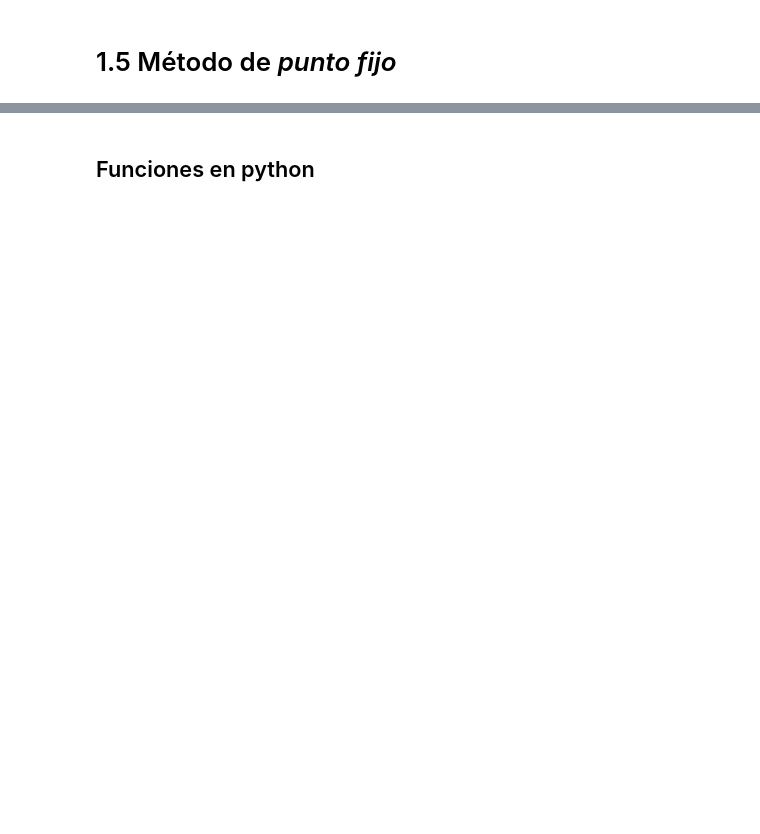
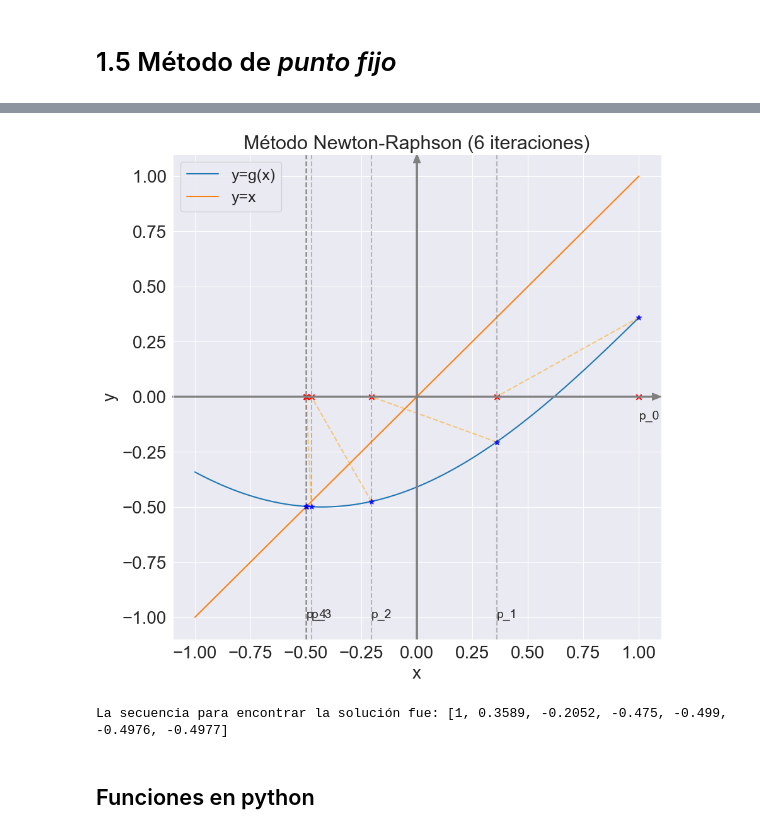
Before and after one commit to caramirezs/MetNum_librodigital, a Jupyter notebook: 1_Ecuaciones_de_una_variable/1.5_Metodo_de_punto_fijo.ipynb, the cells around one changed output, grey strips where cells are left out. Drawn from its saved outputs; the diff is of its cells as text; code cells hidden in the pictures; blank space fills up the shorter version.

```diff
--- a/1_Ecuaciones_de_una_variable/1.5_Metodo_de_punto_fijo.ipynb
+++ b/1_Ecuaciones_de_una_variable/1.5_Metodo_de_punto_fijo.ipynb
@@ -5,3 +40,81 @@
+# %%
+# EJECUTAR ESTA CELDA
+# Definir la función
+f = lambda x: np.sin(2+np.pi+x) - x + 0.5
+g = lambda x: np.sin(2+np.pi+x) + 0.5
+# Definir el intervalo, tolerancia y No. máximo de iteraciones
+p_0 = 1
+tolerancia = 1e-4
+max_ite = 100
+
+# Crea un arreglo de valores x equiespaciados entre x_i y x_f con una longitud de num.
+x_i, x_f = -1, 1
+x = np.linspace(x_i, x_f, 1000)
+# Inicializar la lista de aproximaciones
+lista_sol = [p_0]
+
+sns.set_style('darkgrid') # Agrega el estilo "dark" de Seaborn
+# Crea una figura y un objeto de ejes (axis) utilizando matplotlib.
+# figsize se utiliza para establecer el tamaño de la figura.
+fig, ax = plt.subplots(figsize=(10, 10))
+# Graficar la función
+ax.plot(x, g(x), label='y=g(x)')
+ax.plot(x, x, label='y=x')
+
+ax.scatter(p_0, g(p_0), color='blue', alpha=0.8, marker='*', zorder=3)
+ax.scatter(p_0, 0, color='red', alpha=1, marker='x', zorder=2)
+plt.text(p_0, -0.1, f"p_0", fontsize=14)
+
+# Iterar hasta que la tolerancia sea alcanzada o se supere el número máximo de iteraciones
+ite= 1
+while ite <= max_ite:
+    if g(p_0) == p_0:
+        break
+    p_i = g(p_0)  # punto fijo
+    # Agregar p_i a la lista de aproximaciones
+    lista_sol.append(round(p_i,4))
+
+    # Graficar la línea vertical en p_i y el punto en la grafica
+    ax.axvline(x=p_i, linestyle='--', color='gray', alpha=0.5, zorder=2)
+    ax.scatter(p_i, g(p_i), color='blue', alpha=0.8, marker='*', zorder=3)
+    ax.scatter(p_i, 0, color='red', alpha=1, marker='x', zorder=2)
+    # texto
+    if ite <= 4:
+        plt.text(p_i, -0.1, f"p_{ite}", fontsize=14)
+        plt.plot([p_0, p_i], [g(p_0), 0], '--', color='orange', alpha=0.5, zorder=2)
+
+    if abs(p_i-p_0) < tolerancia:
+        break
+    p_0 = p_i
+    ite += 1
+
+# Graficar el punto final encontrado
+#ax.scatter(p_i, 0, color='red', alpha=0.8, marker='x', label='raíz aproximada')
+#plt.plot([p_0, p_i], [g(p_0), 0], '--', color='orange', alpha=0.5, label='recta tangente', zorder=2)
+#ax.scatter(p_i, g(p_i), color='black', label='raíz encontrada', zorder=3)
+
+
+### EJES ###
+# Obtiene los límites inferior y superior de x y y de los ejes del objeto de ejes.
+xmin, xmax = ax.get_xlim()
+ymin, ymax = ax.get_ylim()
+# label size de los ejes
+ax.tick_params(labelsize=20, axis='x')
+ax.tick_params(labelsize=20, axis='y')
+# Agrega flechas a los ejes x e y para indicar su dirección.
+ax.annotate("", xy=(xmax, 0), xytext=(xmin, 0), arrowprops=dict(color='gray', width=1.5, headwidth=8, headlength=10), zorder=2)
+ax.annotate("", xy=(0, ymax), xytext=(0, ymin), arrowprops=dict(color='gray', width=1.5, headwidth=8, headlength=10), zorder=2)
+
+# Configurar la gráfica
+plt.legend(fontsize=18)
+plt.xlabel('x', fontsize=20)
+plt.ylabel('y', fontsize=20)
+plt.title(f'Método Newton-Raphson ({ite} iteraciones)', fontsize=22)
+plt.show()
+print(f'La secuencia para encontrar la solución fue: {lista_sol}')
+# %% [output]
+[figure, added]
+La secuencia para encontrar la solución fue: [1, 0.3589, -0.2052, -0.475, -0.499, -0.4976, -0.4977]
 # %%
 import math
 import numpy as np
```
Also changed, not shown: parts of 1 cell of this notebook, 4 other files.
